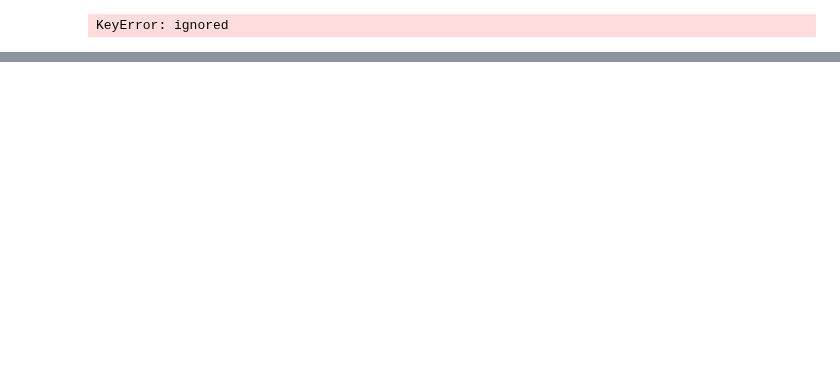
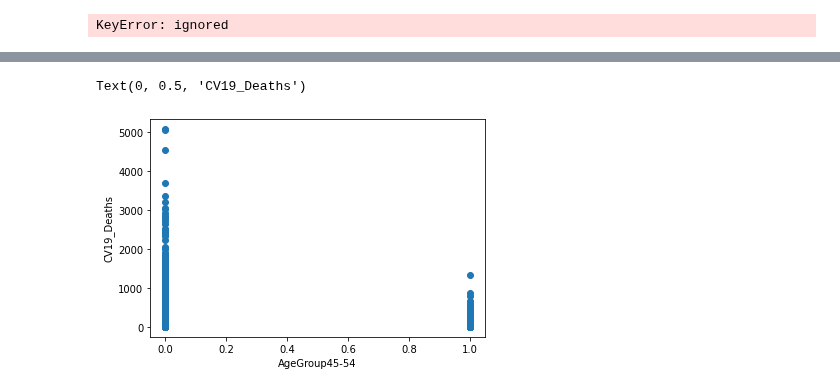
Before and after one commit to JScottLopez/github-ds, a Jupyter notebook: TIM_6500_JSLopez.ipynb, the cells around one changed output, grey strips where cells are left out. Cells and saved outputs as stored; diff of their text form; code cells hidden in the pictures; blank space fills up the shorter version.

```diff
--- a/TIM_6500_JSLopez.ipynb
+++ b/TIM_6500_JSLopez.ipynb
@@ -173,0 +198,8 @@ KeyError: ignored
+# %%
+#searches for correlation in AgeGroup columns of dataframe
+import numpy as np
+
+agegrp = pd.get_dummies(df, columns=['AgeGroup'])
+#display(agegrp)
+print(agegrp.corr().abs().nlargest(3, 'CV19_Deaths').index)
+print(agegrp.corr().abs().nlargest(3, 'CV19_Deaths').values[:4])
@@ -173,0 +214,10 @@ KeyError: ignored
+# %%
+%matplotlib inline
+import matplotlib.pyplot as plt
+
+plt.scatter(agegrp['AgeGroup_45-54'], agegrp['CV19_Deaths'], marker='o')
+plt.xlabel('AgeGroup45-54')
+plt.ylabel('CV19_Deaths')
+# %% [output]
+Text(0, 0.5, 'CV19_Deaths')
+[figure, added]
```
Also changed, not shown: parts of 26 cells of this notebook.
